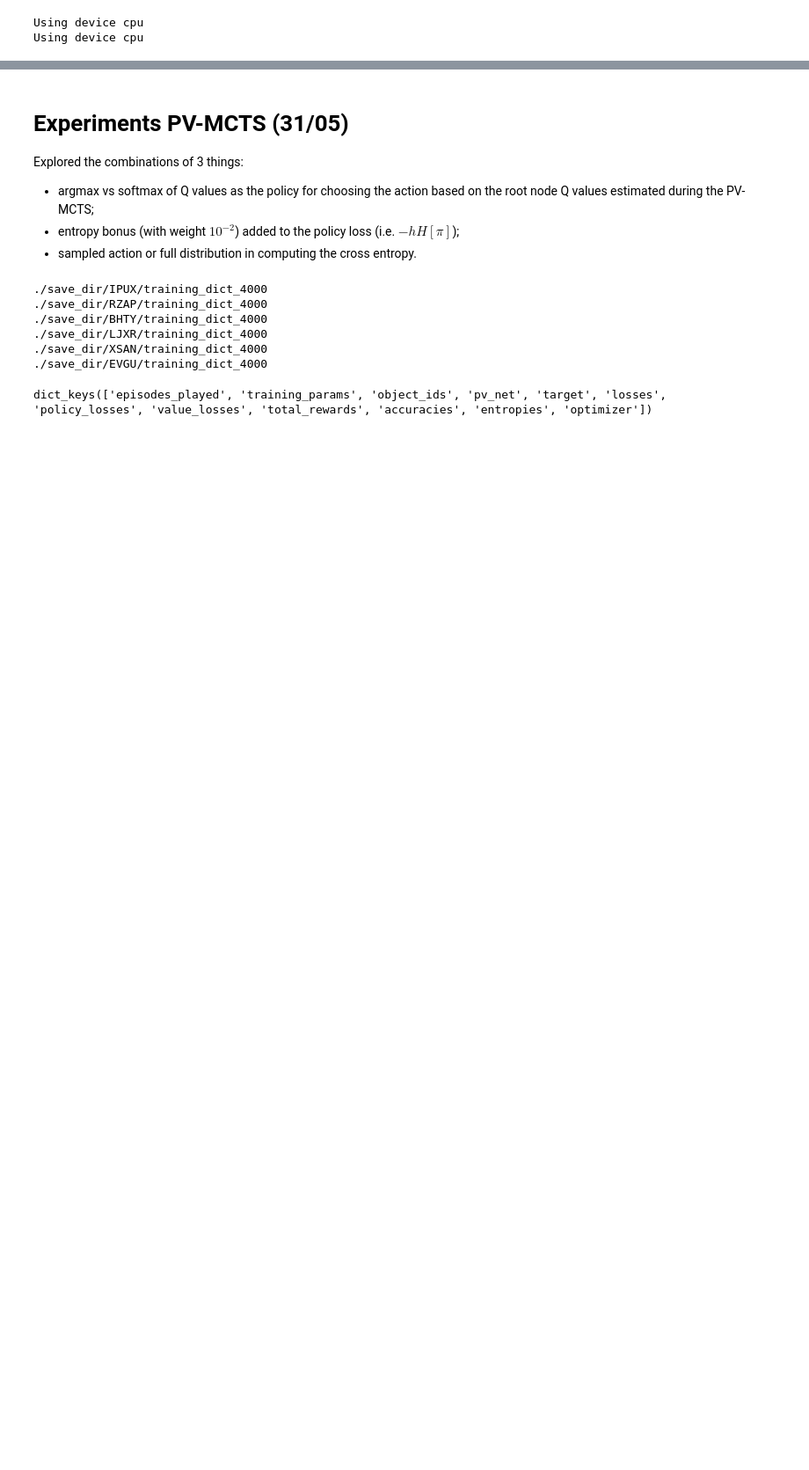
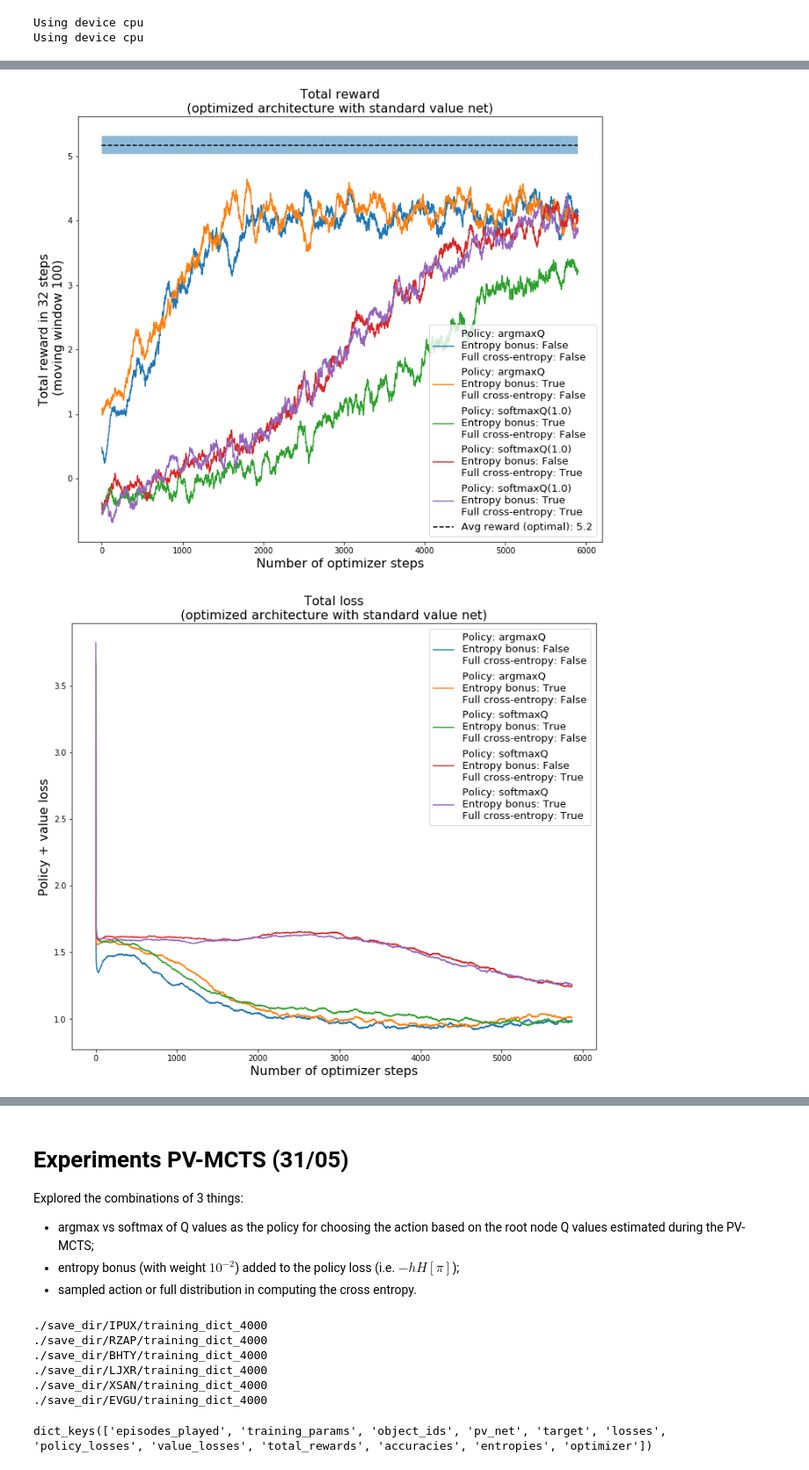
Before and after one commit to nicoladainese96/textMBRL, a Jupyter notebook: Results_from_CSC.ipynb, the cells around one changed output, grey strips where cells are left out. Shown at 88% size. Cells and saved outputs as stored; diff of their text form; code cells hidden in the pictures; blank space fills up the shorter version.

```diff
--- a/Results_from_CSC.ipynb
+++ b/Results_from_CSC.ipynb
@@ -19,0 +175,18 @@ Using device cpu
+# %%
+# Load all dictionaries of the experiments
+load_dir = "./save_dir"
+exp_IDs = [
+    "CAA",
+    "CAB",
+    #"CAC",
+    "CAD",
+    "CAE",
+    "CAF"
+          ]
+
+checkpoint = "6000"
+list_of_exp_dictionaries = []
+for ID in exp_IDs:
+    print("%s/%s/training_dict_%s"%(load_dir, ID, checkpoint))
+    d = torch.load("%s/%s/training_dict_%s"%(load_dir, ID, checkpoint), map_location=torch.device('cpu'))
+    list_of_exp_dictionaries.append(d)
@@ -19,0 +199,2 @@ Using device cpu
+# %%
+title = "(optimized architecture with standard value net)"
@@ -19,0 +214,8 @@ Using device cpu
+# %%
+# Plot reward history of each run together with a legend to identify them and an horizontal line
+# (+ a confidence region) for the reward obtained by the optimal policy
+
+utils.plot_analysis_runs(list_of_exp_dictionaries, optimal_reward_mean, optimal_reward_std, title)
+# %% [output]
+[figure, added]
+[figure, added]
```
Also changed, not shown: parts of 14 cells of this notebook, 1 other file.
